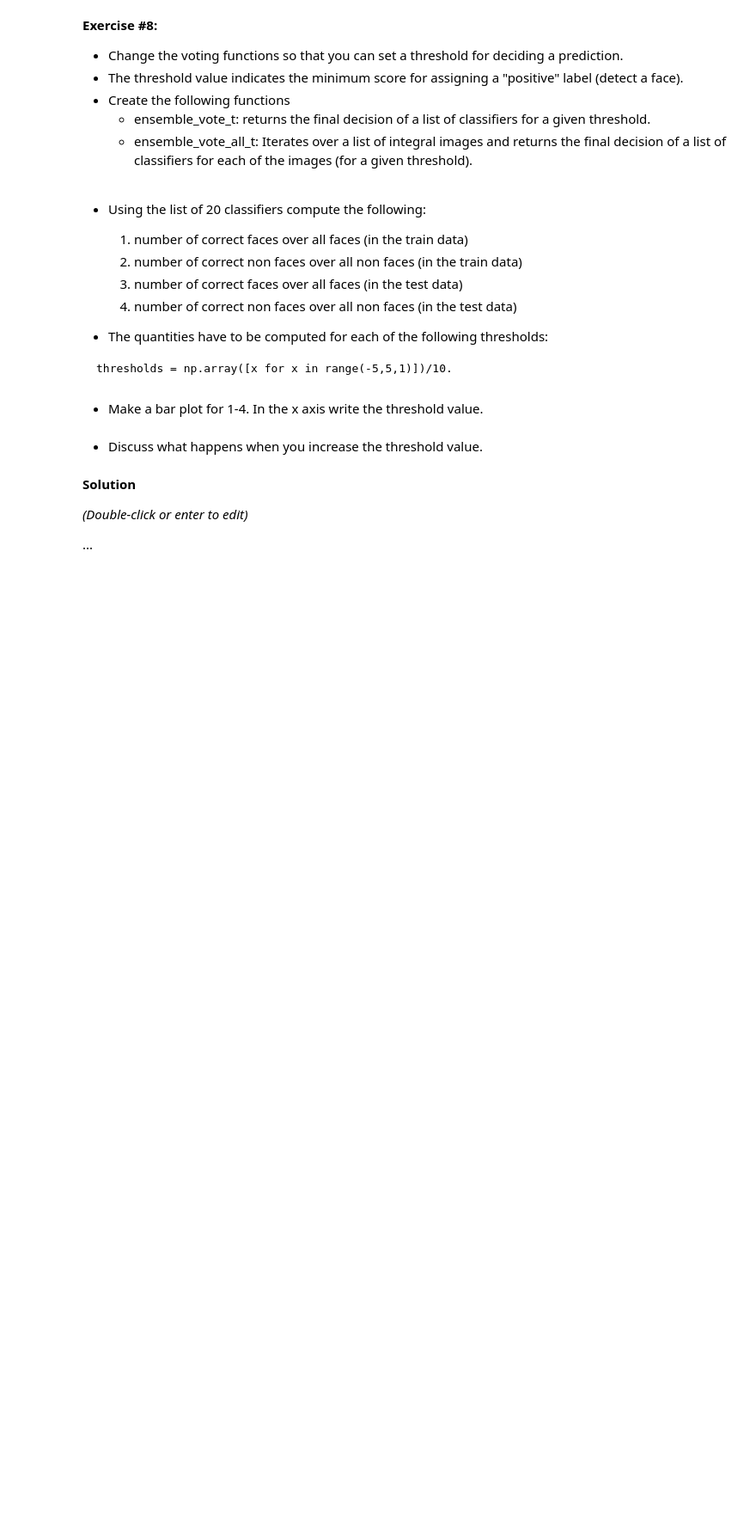
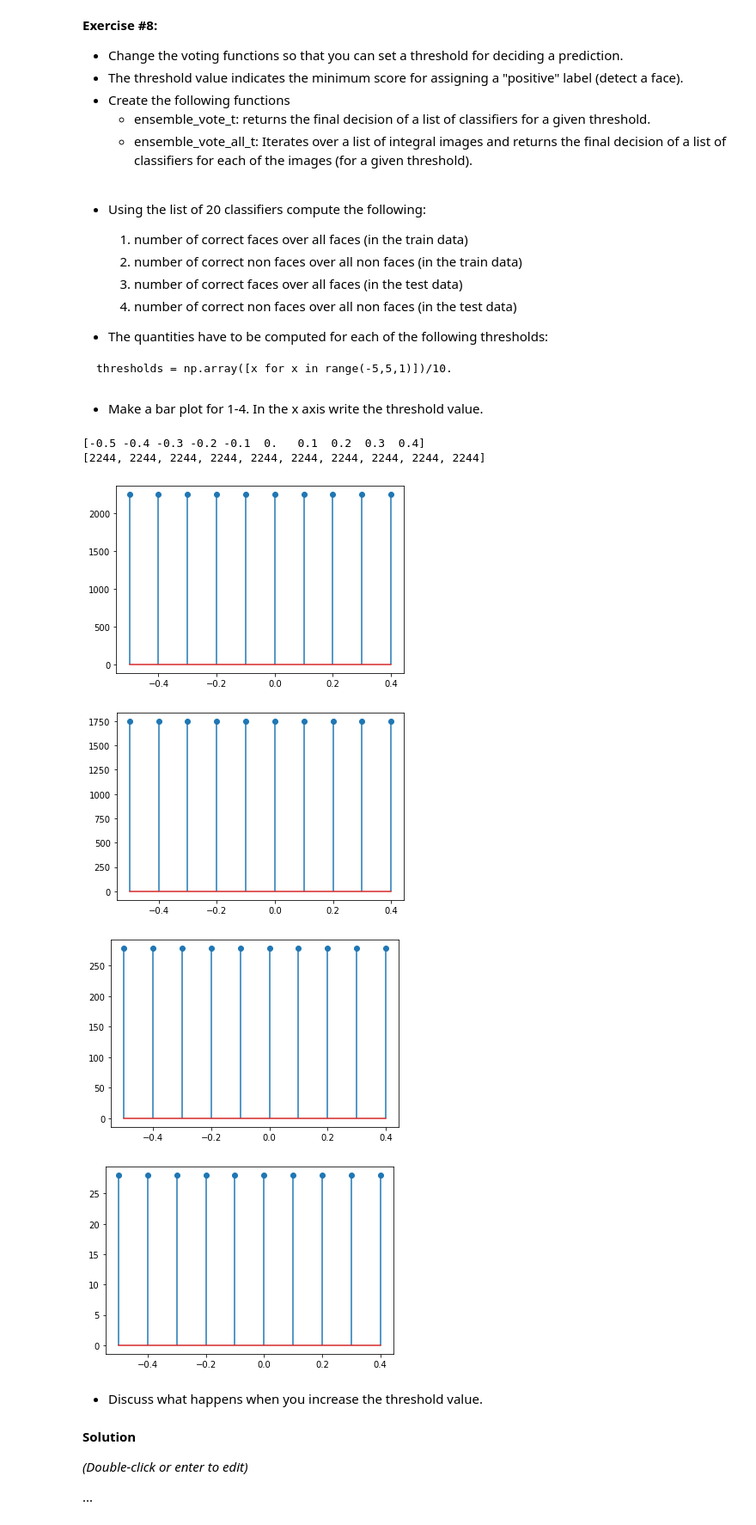
Before and after one commit to UPC-MAI-GitHub/MAI-CV, a Jupyter notebook: P5_face_detection_and_recognition/p5_face_detection_and_recognition.ipynb, the cells around one changed output. Shown at 86% size. Cells and saved outputs as stored; diff of their text form; code cells hidden in the pictures; blank space fills up the shorter version.

```diff
--- a/P5_face_detection_and_recognition/p5_face_detection_and_recognition.ipynb
+++ b/P5_face_detection_and_recognition/p5_face_detection_and_recognition.ipynb
@@ -553,3 +594,12 @@ max_feature_width = 10
+# %%
+# solution
+def ensemble_vote_t(int_img, classifiers, threshold):
+    votes = list(map(lambda classifier: classifier.get_vote(int_img), classifiers))
+    positiveVotes = np.sum(np.array(votes) >= threshold)
+    return int(positiveVotes >= len(votes)//2)
+
+def ensemble_vote_all_t(int_imgs, classifiers, threshold):
+    return list(map(lambda item: ensemble_vote(item, classifiers), int_imgs))
 # %% [markdown]
 *   Using the list of 20 classifiers compute the following:
 
@@ -567,2 +615,19 @@ thresholds = np.array([x for x in range(-5,5,1)])/10.
+# %%
+# solution
+positiveVotesTrain = list()
+negativeVotesTrain = list()
+positiveVotesTest = list()
+negativeVotesTest = list()
+
+thresholds = np.array(list(range(-5,5,1)))/10.
+for threshold in thresholds:
+    positiveVoteTrain = ensemble_vote_all_t(posTrainingIntegralImages, classifiers_20, threshold)
+    negativeVoteTrain = ensemble_vote_all_t(negTrainingIntegralImages, classifiers_20, threshold)
+    positiveVoteTest = ensemble_vote_all_t(posTestingIntegralImages, classifiers_20, threshold)
+    negativeVoteTest = ensemble_vote_all_t(negTestingIntegralImages, classifiers_20, threshold)
+    positiveVotesTrain.append(sum(positiveVoteTrain))
+    negativeVotesTrain.append(sum(negativeVoteTrain))
+    positiveVotesTest.append(sum(positiveVoteTest))
+    negativeVotesTest.append(sum(negativeVoteTest))
 # %% [markdown]
 *   Make a bar plot for 1-4. In the x axis write the threshold value.
@@ -571,3 +634,22 @@ thresholds = np.array([x for x in range(-5,5,1)])/10.
+# %%
+# solution
+print(thresholds)
+print(positiveVotesTrain)
+plt.stem(thresholds, positiveVotesTrain)
+plt.show()
+plt.stem(thresholds, negativeVotesTrain)
+plt.show()
+plt.stem(thresholds, positiveVotesTest)
+plt.show()
+plt.stem(thresholds, negativeVotesTest)
+plt.show()
+# %% [output]
+[-0.5 -0.4 -0.3 -0.2 -0.1  0.   0.1  0.2  0.3  0.4]
+[2244, 2244, 2244, 2244, 2244, 2244, 2244, 2244, 2244, 2244]
+[figure, added]
+[figure, added]
+[figure, added]
+[figure, added]
 # %% [markdown]
 *   Discuss what happens when you increase the threshold value.
 # %% [markdown]
```
Also changed, not shown: parts of 19 cells of this notebook.
